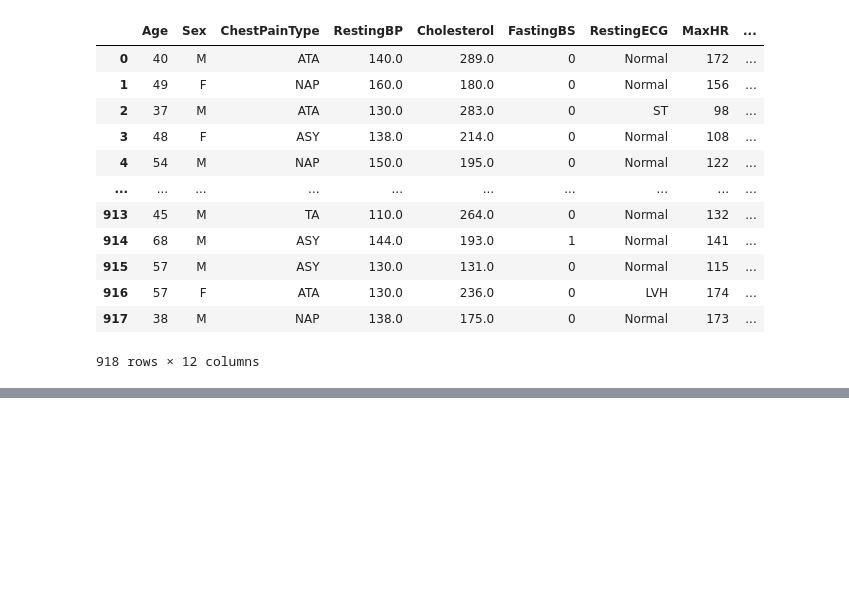
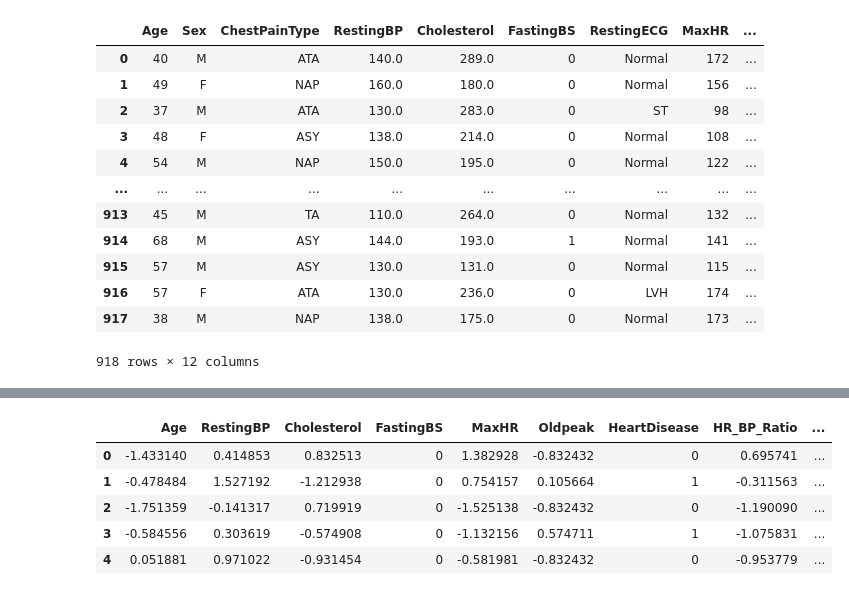
Before and after one commit to Yash4305d-y/ML-Project_2, a Jupyter notebook: project_2.ipynb, the cells around one changed output, grey strips where cells are left out. Drawn from its saved outputs; the diff is of its cells as text; code cells hidden in the pictures; blank space fills up the shorter version.

```diff
--- a/project_2.ipynb
+++ b/project_2.ipynb
@@ -342,0 +355,12 @@ df2
+# %%
+category_cols = ['Sex', 'ChestPainType', 'RestingECG', 'ExerciseAngina', 'ST_Slope']
+df2 = pd.get_dummies(df2, columns=category_cols, drop_first=True)
+# %%
+df2.head()
+# %% [output]
+|  | Age | RestingBP | Cholesterol | FastingBS | MaxHR | Oldpeak | HeartDisease | HR_BP_Ratio | ... |
+| 0 | -1.433140 | 0.414853 | 0.832513 | 0 | 1.382928 | -0.832432 | 0 | 0.695741 | ... |
+| 1 | -0.478484 | 1.527192 | -1.212938 | 0 | 0.754157 | 0.105664 | 1 | -0.311563 | ... |
+| 2 | -1.751359 | -0.141317 | 0.719919 | 0 | -1.525138 | -0.832432 | 0 | -1.190090 | ... |
+| 3 | -0.584556 | 0.303619 | -0.574908 | 0 | -1.132156 | 0.574711 | 1 | -1.075831 | ... |
+| 4 | 0.051881 | 0.971022 | -0.931454 | 0 | -0.581981 | -0.832432 | 0 | -0.953779 | ... |
```
Also changed, not shown: parts of 15 cells of this notebook.
